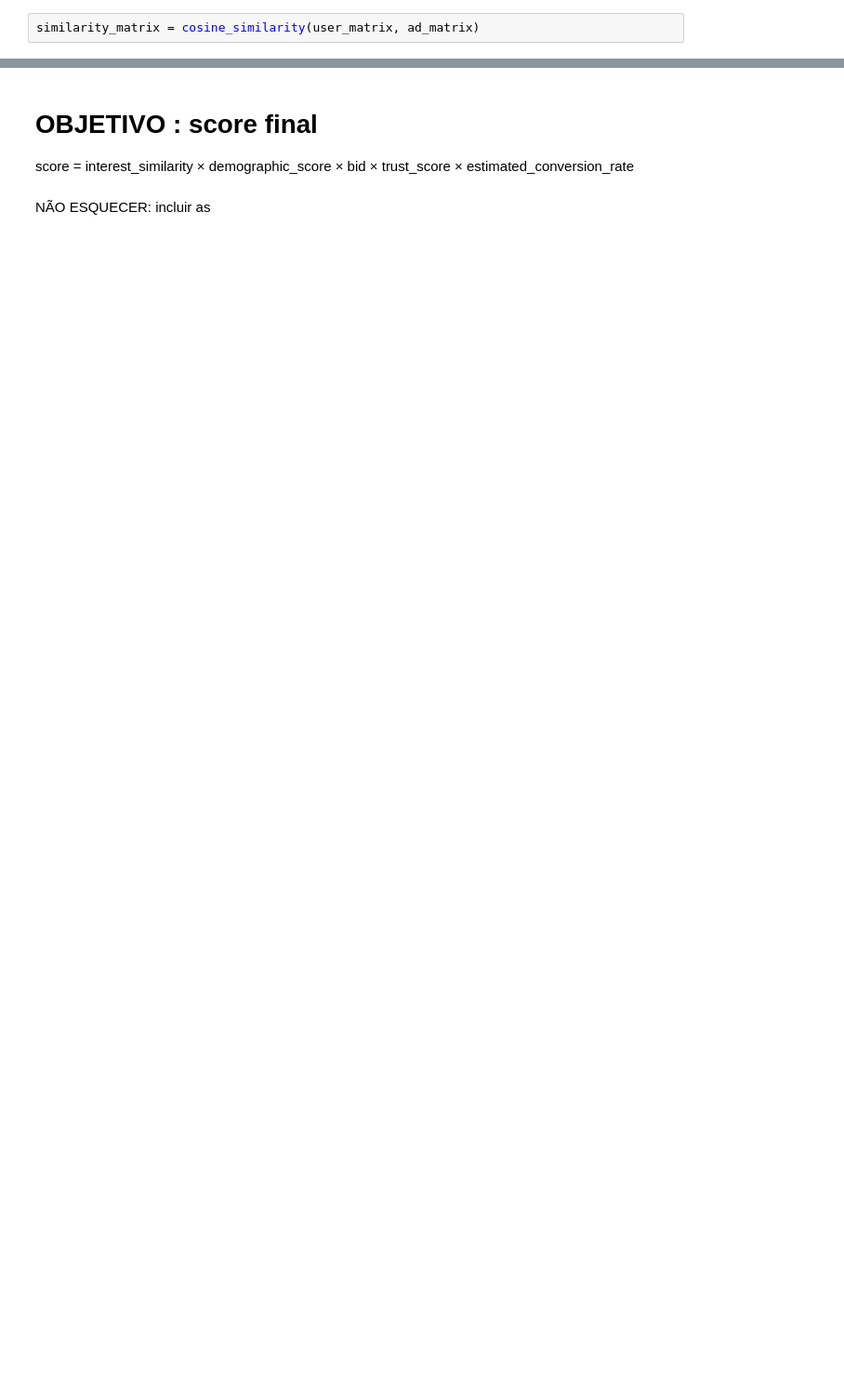
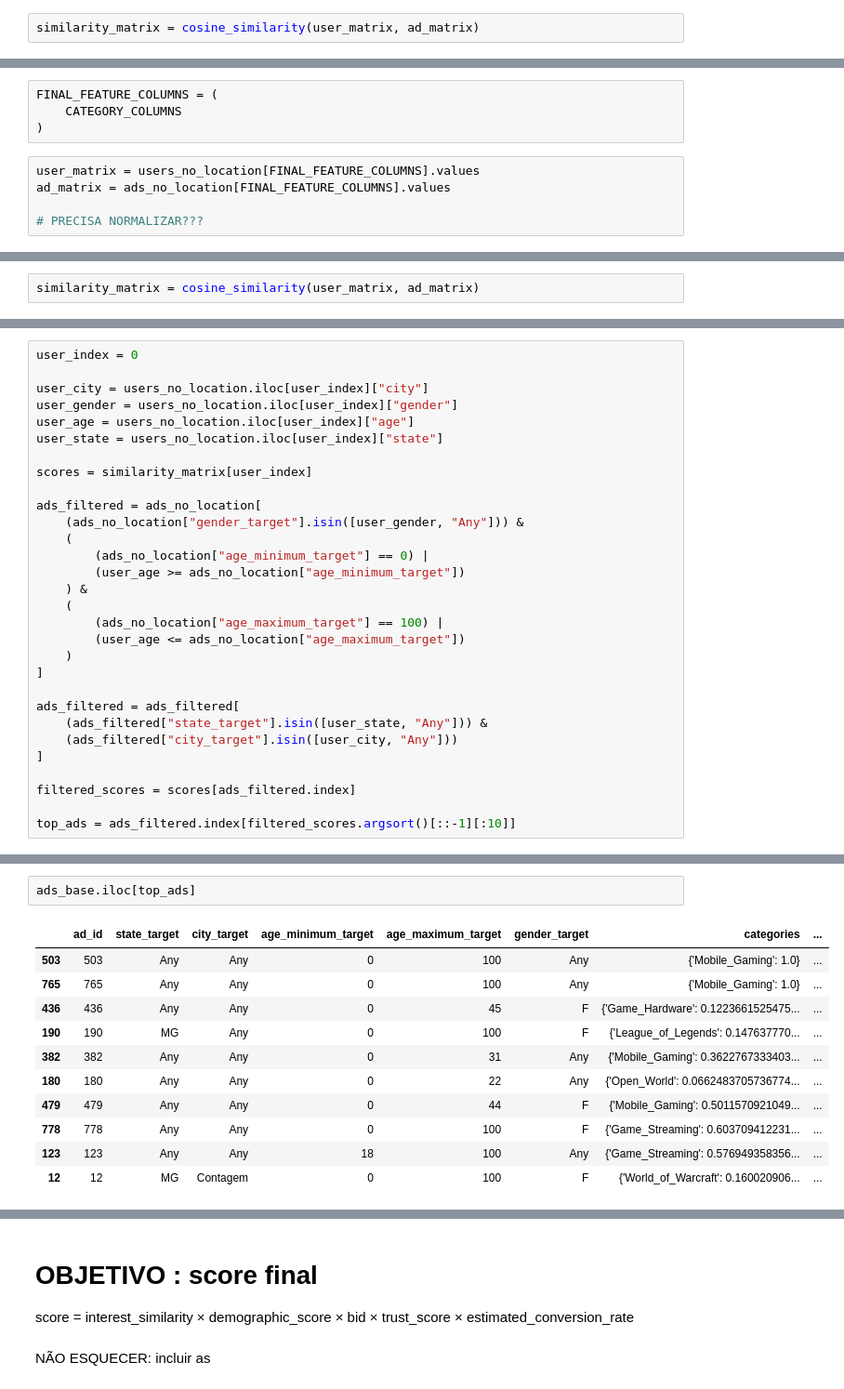
Before and after one commit to Allanvtr/ads-recommendation-system, a Jupyter notebook: notebook/01_prototipo_modelo_simples.ipynb, the cells around one changed output, grey strips where cells are left out. Shown at 93% size. Cells and saved outputs as stored; diff of their text form; blank space fills up the shorter version.

```diff
--- a/notebook/01_prototipo_modelo_simples.ipynb
+++ b/notebook/01_prototipo_modelo_simples.ipynb
@@ -463,0 +501,9 @@ Name: 0, dtype: object
+# %%
+FINAL_FEATURE_COLUMNS = (
+    CATEGORY_COLUMNS
+)
+# %%
+user_matrix = users_no_location[FINAL_FEATURE_COLUMNS].values
+ad_matrix = ads_no_location[FINAL_FEATURE_COLUMNS].values
+
+# PRECISA NORMALIZAR???
@@ -463,0 +526,2 @@ Name: 0, dtype: object
+# %%
+similarity_matrix = cosine_similarity(user_matrix, ad_matrix)
@@ -463,0 +547,30 @@ Name: 0, dtype: object
+# %%
+user_index = 0
+
+user_city = users_no_location.iloc[user_index]["city"]
+user_gender = users_no_location.iloc[user_index]["gender"]
+user_age = users_no_location.iloc[user_index]["age"]
+user_state = users_no_location.iloc[user_index]["state"]
+
+scores = similarity_matrix[user_index]
+
+ads_filtered = ads_no_location[
+    (ads_no_location["gender_target"].isin([user_gender, "Any"])) &
+    (
+        (ads_no_location["age_minimum_target"] == 0) |
+        (user_age >= ads_no_location["age_minimum_target"])
+    ) &
+    (
+        (ads_no_location["age_maximum_target"] == 100) |
+        (user_age <= ads_no_location["age_maximum_target"])
+    )
+]
+
+ads_filtered = ads_filtered[
+    (ads_filtered["state_target"].isin([user_state, "Any"])) &
+    (ads_filtered["city_target"].isin([user_city, "Any"]))
+]
+
+filtered_scores = scores[ads_filtered.index]
+
+top_ads = ads_filtered.index[filtered_scores.argsort()[::-1][:10]]
@@ -463,0 +586,14 @@ Name: 0, dtype: object
+# %%
+ads_base.iloc[top_ads]
+# %% [output]
+|  | ad_id | state_target | city_target | age_minimum_target | age_maximum_target | gender_target | categories | ... |
+| 503 | 503 | Any | Any | 0 | 100 | Any | {'Mobile_Gaming': 1.0} | ... |
+| 765 | 765 | Any | Any | 0 | 100 | Any | {'Mobile_Gaming': 1.0} | ... |
+| 436 | 436 | Any | Any | 0 | 45 | F | {'Game_Hardware': 0.1223661525475... | ... |
+| 190 | 190 | MG | Any | 0 | 100 | F | {'League_of_Legends': 0.147637770... | ... |
+| 382 | 382 | Any | Any | 0 | 31 | Any | {'Mobile_Gaming': 0.3622767333403... | ... |
+| 180 | 180 | Any | Any | 0 | 22 | Any | {'Open_World': 0.0662483705736774... | ... |
+| 479 | 479 | Any | Any | 0 | 44 | F | {'Mobile_Gaming': 0.5011570921049... | ... |
+| 778 | 778 | Any | Any | 0 | 100 | F | {'Game_Streaming': 0.603709412231... | ... |
+| 123 | 123 | Any | Any | 18 | 100 | Any | {'Game_Streaming': 0.576949358356... | ... |
+| 12 | 12 | MG | Contagem | 0 | 100 | F | {'World_of_Warcraft': 0.160020906... | ... |
```
Also changed, not shown: parts of 43 cells of this notebook, 2 other files.
